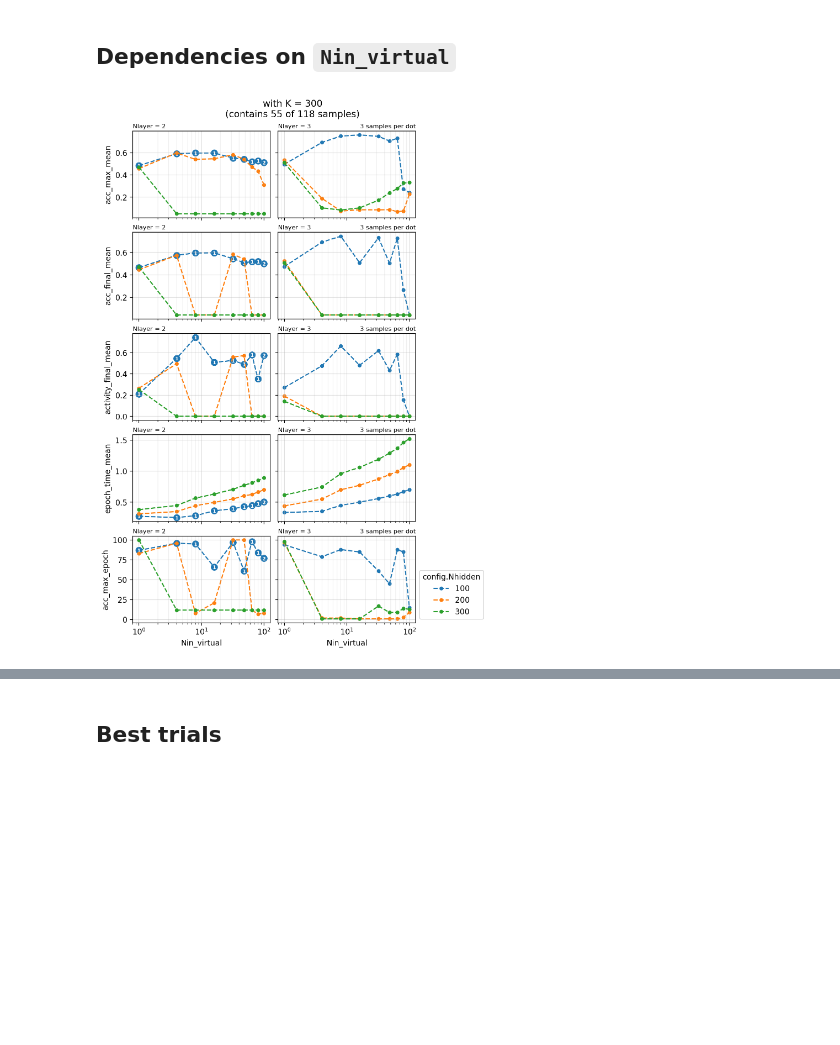
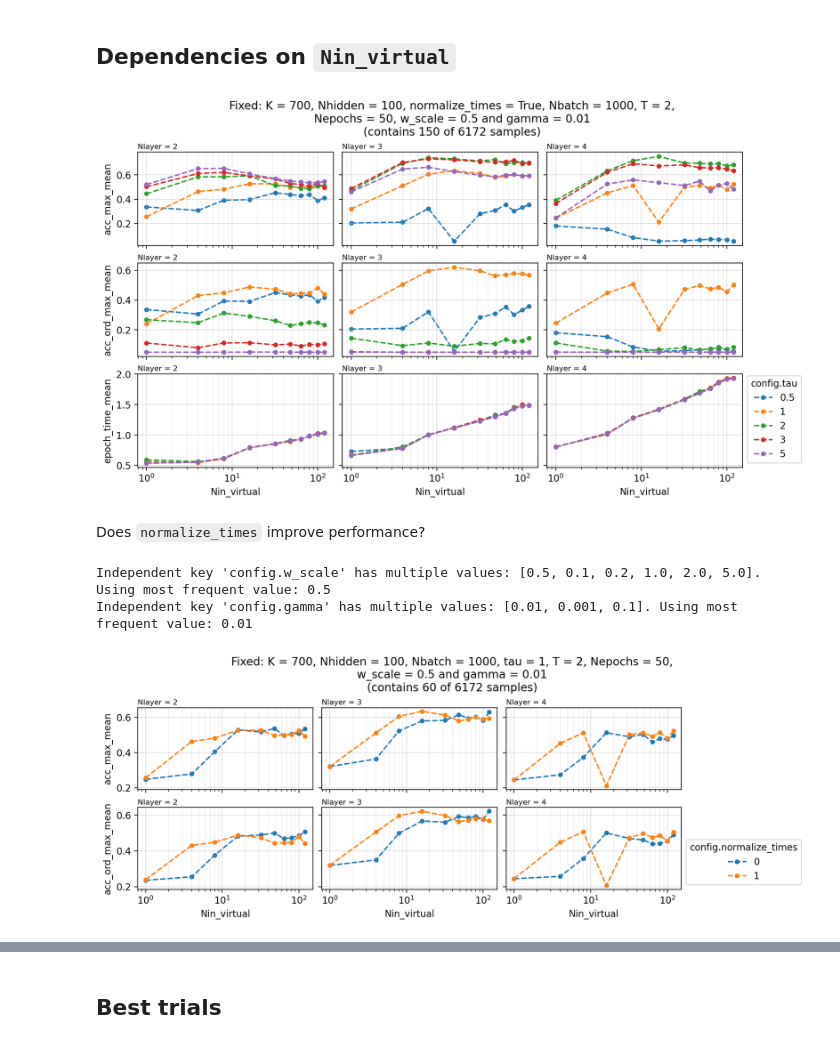
Before and after one commit to carlowenig/spikegd-carlo, a Jupyter notebook: experiments/heidelberg/analyze_grid_results_v2.ipynb, the cells around one changed output, grey strips where cells are left out. Saved outputs shown, nothing was run; the diff lists cells and outputs as text; code cells hidden in the pictures; blank space fills up the shorter version.

Commit message:
plotting: allow multiple col keys

```diff
--- a/experiments/heidelberg/analyze_grid_results_v2.ipynb
+++ b/experiments/heidelberg/analyze_grid_results_v2.ipynb
@@ -23,0 +11,5 @@ memory usage: 114.6+ KB
+# %%
+exports = GridScanExports.load("exports/grid_scans/main_v2.1")
+trials_df = exports.trials
+epochs_df = exports.epochs
+exports
@@ -60,26 +77,67 @@ independent keys: ('config.device_count', 'config.seed', 'config.tau', 'config.I
 # %% [markdown]
 ## Dependencies on `Nin_virtual`
+# %%
+from spikegd.utils.plotting import LinePlot, PlotGrid
+
+PlotGrid(
+    arg_keys="config.Nin_virtual",
+    func_keys=(
+        "metrics.acc_max_mean",
+        "metrics.acc_ord_max_mean",
+        "metrics.epoch_time_mean",
+        # "metrics.acc_max_epoch",
+        # "metrics.silent_neurons_final_mean",
+    ),
+    plots=[LinePlot(
+        graph_key="config.tau",
+        x_scale="log",
+        corridor="std"
+    )],
+    col_keys="config.Nlayer",
+    fixed_values={
+        "config.K": 700,
+        "config.Nhidden": 100,
+        "config.normalize_times": True,
+        "config.Nbatch": 1000,
+        "config.T": 2,
+        # "config.tau": 1,
+    },
+    whitelists={"config.tau": [0.5, 1, 2, 3, 5]},
+    indep_keys=indep_keys,
+    key_format=key_format,
+).show(trials_data.df)
+# %% [output]
+[figure, added]
+# %% [markdown]
+Does `normalize_times` improve performance?
 # %%
 from spikegd.utils.plotting import LinePlot, PlotGrid
 
 PlotGrid(
-    arg_keys=("config.Nin_virtual",),
+    arg_keys="config.Nin_virtual",
     func_keys=(
         "metrics.acc_max_mean",
-        "metrics.acc_final_mean",
-        "metrics.activity_final_mean",
-        "metrics.epoch_time_mean",
-        "metrics.acc_max_epoch"
+        "metrics.acc_ord_max_mean",
+        # "metrics.acc_final_mean",
+        # "metrics.epoch_time_mean",
+        # "metrics.acc_max_epoch",
+        # "metrics.silent_neurons_final_mean",
     ),
-    plot_type=LinePlot(
-        graph_key="config.Nhidden",
-        x_scale="log",
-    ),
-    col_key="config.Nlayer",
-    fixed_values={"config.K": 300},
-    # whitelists={"config.Nt": [8, 12, 16]},
+    plots=[LinePlot(
+        graph_key="config.normalize_times", x_scale="log", corridor="std"
+    )],
+    col_keys="config.Nlayer",
+    fixed_values={
+        "config.K": 700,
+        "config.Nhidden": 100,
+        "config.Nbatch": 1000,
+        "config.tau": 1,
+        "config.T": 2,
+    },
     indep_keys=indep_keys,
     key_format=key_format,
 ).show(trials_df)
 # %% [output]
+Independent key 'config.w_scale' has multiple values: [0.5, 0.1, 0.2, 1.0, 2.0, 5.0]. Using most frequent value: 0.5
+Independent key 'config.gamma' has multiple values: [0.01, 0.001, 0.1]. Using most frequent value: 0.01
-[figure, old version]
+[figure, new version]
```
Also changed, not shown: parts of 17 cells of this notebook, 4 other files.
